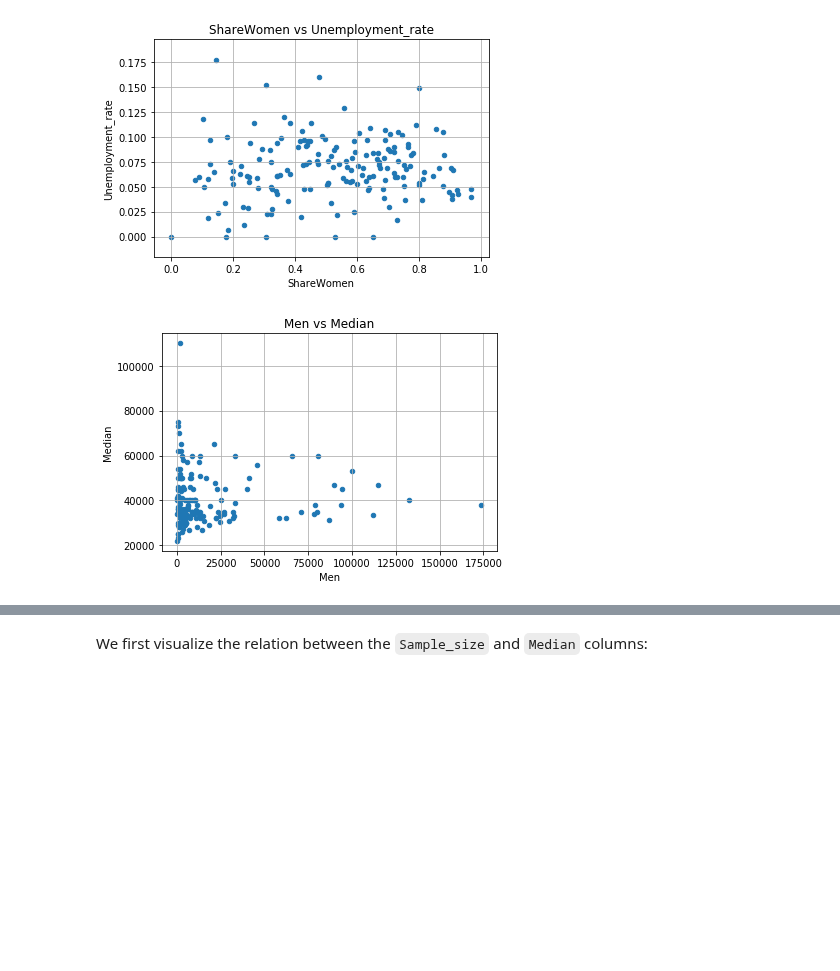
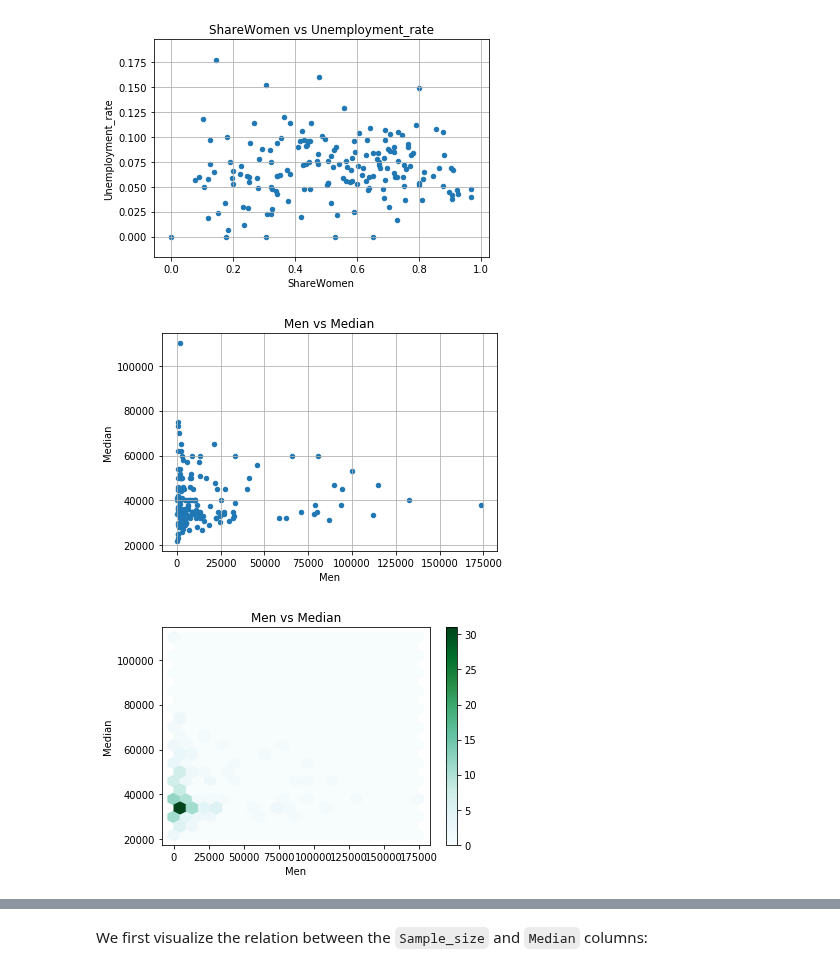
Before and after one commit to FlorentCLMichel/learning_data_science, a Jupyter notebook: Projects_Jupyter/Earnings_college_major.ipynb, the cells around one changed output, grey strips where cells are left out. Cells and saved outputs as stored; diff of their text form; code cells hidden in the pictures; blank space fills up the shorter version.

```diff
--- a/Projects_Jupyter/Earnings_college_major.ipynb
+++ b/Projects_Jupyter/Earnings_college_major.ipynb
@@ -120,7 +143,9 @@ scatter_plot('ShareWomen', 'Unemployment_rate')
 [figure]
 # %%
 scatter_plot('Men', 'Median')
+hex_plot('Men', 'Median')
 # %% [output]
 [figure]
+[figure, added]
 # %%
 scatter_plot('Women', 'Median')
```
Also changed, not shown: parts of 22 cells of this notebook.
